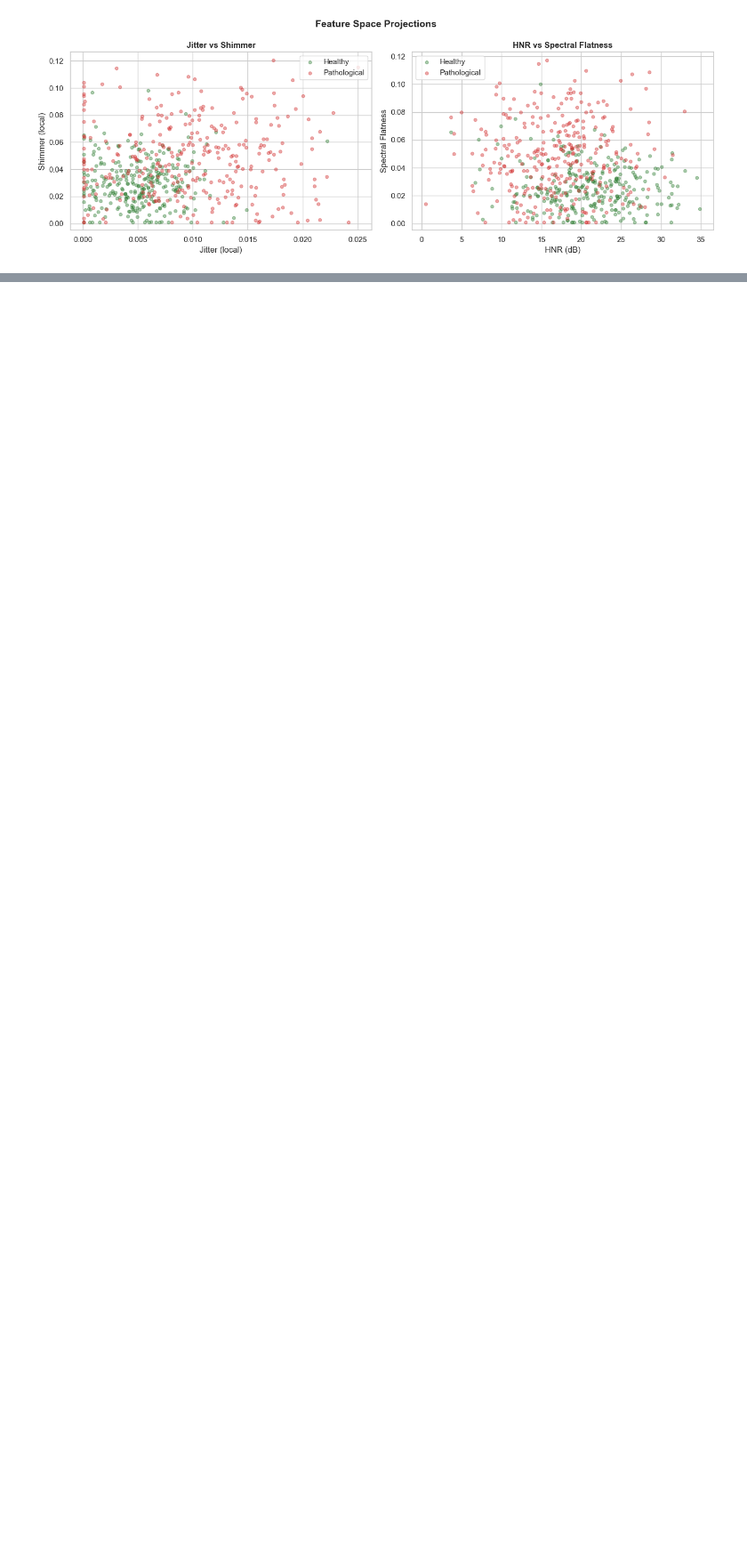
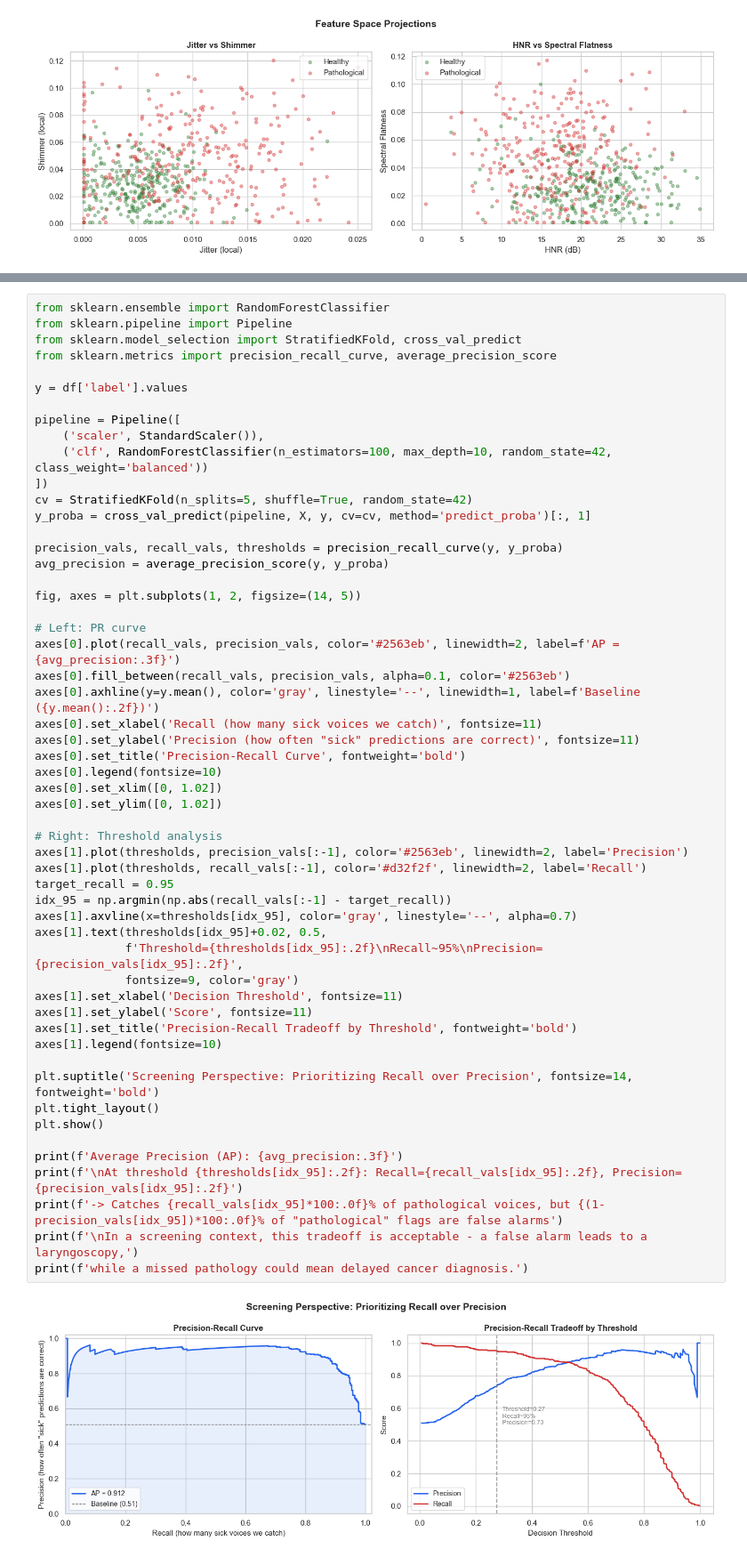
Before and after one commit to erinerinchan/vocalpath-acoustic-biomarker, a Jupyter notebook: notebooks/eda.ipynb, the cells around one changed output, grey strips where cells are left out. Shown at 89% size. Saved outputs shown, nothing was run; the diff lists cells and outputs as text; blank space fills up the shorter version.

```diff
--- a/notebooks/eda.ipynb
+++ b/notebooks/eda.ipynb
@@ -141,0 +340,56 @@ plt.show()
+# %%
+from sklearn.ensemble import RandomForestClassifier
+from sklearn.pipeline import Pipeline
+from sklearn.model_selection import StratifiedKFold, cross_val_predict
+from sklearn.metrics import precision_recall_curve, average_precision_score
+
+y = df['label'].values
+
+pipeline = Pipeline([
+    ('scaler', StandardScaler()),
+    ('clf', RandomForestClassifier(n_estimators=100, max_depth=10, random_state=42, class_weight='balanced'))
+])
+cv = StratifiedKFold(n_splits=5, shuffle=True, random_state=42)
+y_proba = cross_val_predict(pipeline, X, y, cv=cv, method='predict_proba')[:, 1]
+
+precision_vals, recall_vals, thresholds = precision_recall_curve(y, y_proba)
+avg_precision = average_precision_score(y, y_proba)
+
+fig, axes = plt.subplots(1, 2, figsize=(14, 5))
+
+# Left: PR curve
+axes[0].plot(recall_vals, precision_vals, color='#2563eb', linewidth=2, label=f'AP = {avg_precision:.3f}')
+axes[0].fill_between(recall_vals, precision_vals, alpha=0.1, color='#2563eb')
+axes[0].axhline(y=y.mean(), color='gray', linestyle='--', linewidth=1, label=f'Baseline ({y.mean():.2f})')
+axes[0].set_xlabel('Recall (how many sick voices we catch)', fontsize=11)
+axes[0].set_ylabel('Precision (how often "sick" predictions are correct)', fontsize=11)
+axes[0].set_title('Precision-Recall Curve', fontweight='bold')
+axes[0].legend(fontsize=10)
+axes[0].set_xlim([0, 1.02])
+axes[0].set_ylim([0, 1.02])
+
+# Right: Threshold analysis
+axes[1].plot(thresholds, precision_vals[:-1], color='#2563eb', linewidth=2, label='Precision')
+axes[1].plot(thresholds, recall_vals[:-1], color='#d32f2f', linewidth=2, label='Recall')
+target_recall = 0.95
+idx_95 = np.argmin(np.abs(recall_vals[:-1] - target_recall))
+axes[1].axvline(x=thresholds[idx_95], color='gray', linestyle='--', alpha=0.7)
+axes[1].text(thresholds[idx_95]+0.02, 0.5,
+             f'Threshold={thresholds[idx_95]:.2f}\nRecall~95%\nPrecision={precision_vals[idx_95]:.2f}',
+             fontsize=9, color='gray')
+axes[1].set_xlabel('Decision Threshold', fontsize=11)
+axes[1].set_ylabel('Score', fontsize=11)
+axes[1].set_title('Precision-Recall Tradeoff by Threshold', fontweight='bold')
+axes[1].legend(fontsize=10)
+
+plt.suptitle('Screening Perspective: Prioritizing Recall over Precision', fontsize=14, fontweight='bold')
+plt.tight_layout()
+plt.show()
+
+print(f'Average Precision (AP): {avg_precision:.3f}')
+print(f'\nAt threshold {thresholds[idx_95]:.2f}: Recall={recall_vals[idx_95]:.2f}, Precision={precision_vals[idx_95]:.2f}')
+print(f'-> Catches {recall_vals[idx_95]*100:.0f}% of pathological voices, but {(1-precision_vals[idx_95])*100:.0f}% of "pathological" flags are false alarms')
+print(f'\nIn a screening context, this tradeoff is acceptable - a false alarm leads to a laryngoscopy,')
+print(f'while a missed pathology could mean delayed cancer diagnosis.')
+# %% [output]
+[figure, added]
```
Also changed, not shown: parts of 26 cells of this notebook.
